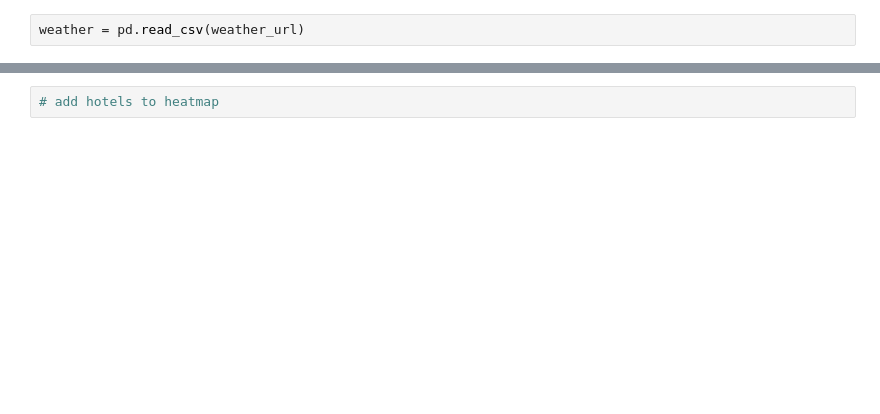
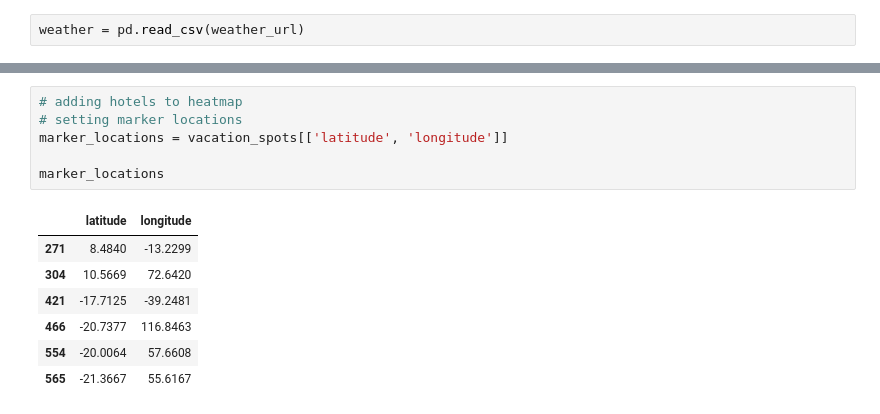
Before and after one commit to leah-handel/Latitude-vs.-Weather-Conditions, a Jupyter notebook: vacationpy/Vacationpy_Notebook.ipynb, the cells around one changed output, grey strips where cells are left out. Cells and saved outputs as stored; diff of their text form; blank space fills up the shorter version.

```diff
--- a/vacationpy/Vacationpy_Notebook.ipynb
+++ b/vacationpy/Vacationpy_Notebook.ipynb
@@ -196,2 +160,14 @@ vacation_spots
-# %%
-# add hotels to heatmap
+# %%
+# adding hotels to heatmap
+# setting marker locations
+marker_locations = vacation_spots[['latitude', 'longitude']]
+
+marker_locations
+# %% [output]
+|  | latitude | longitude |
+| 271 | 8.4840 | -13.2299 |
+| 304 | 10.5669 | 72.6420 |
+| 421 | -17.7125 | -39.2481 |
+| 466 | -20.7377 | 116.8463 |
+| 554 | -20.0064 | 57.6608 |
+| 565 | -21.3667 | 55.6167 |
```
Also changed, not shown: parts of 22 cells of this notebook.
